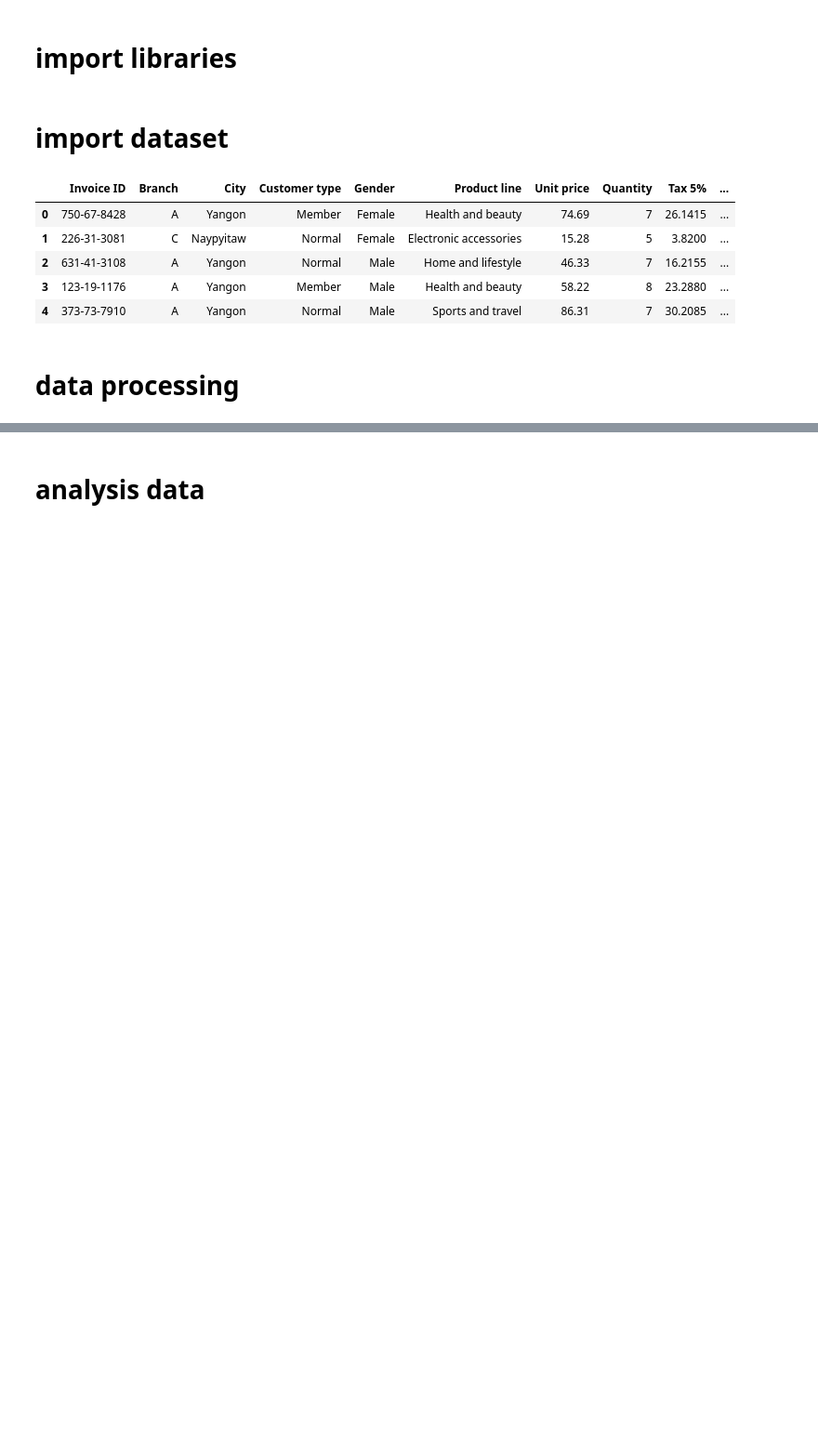
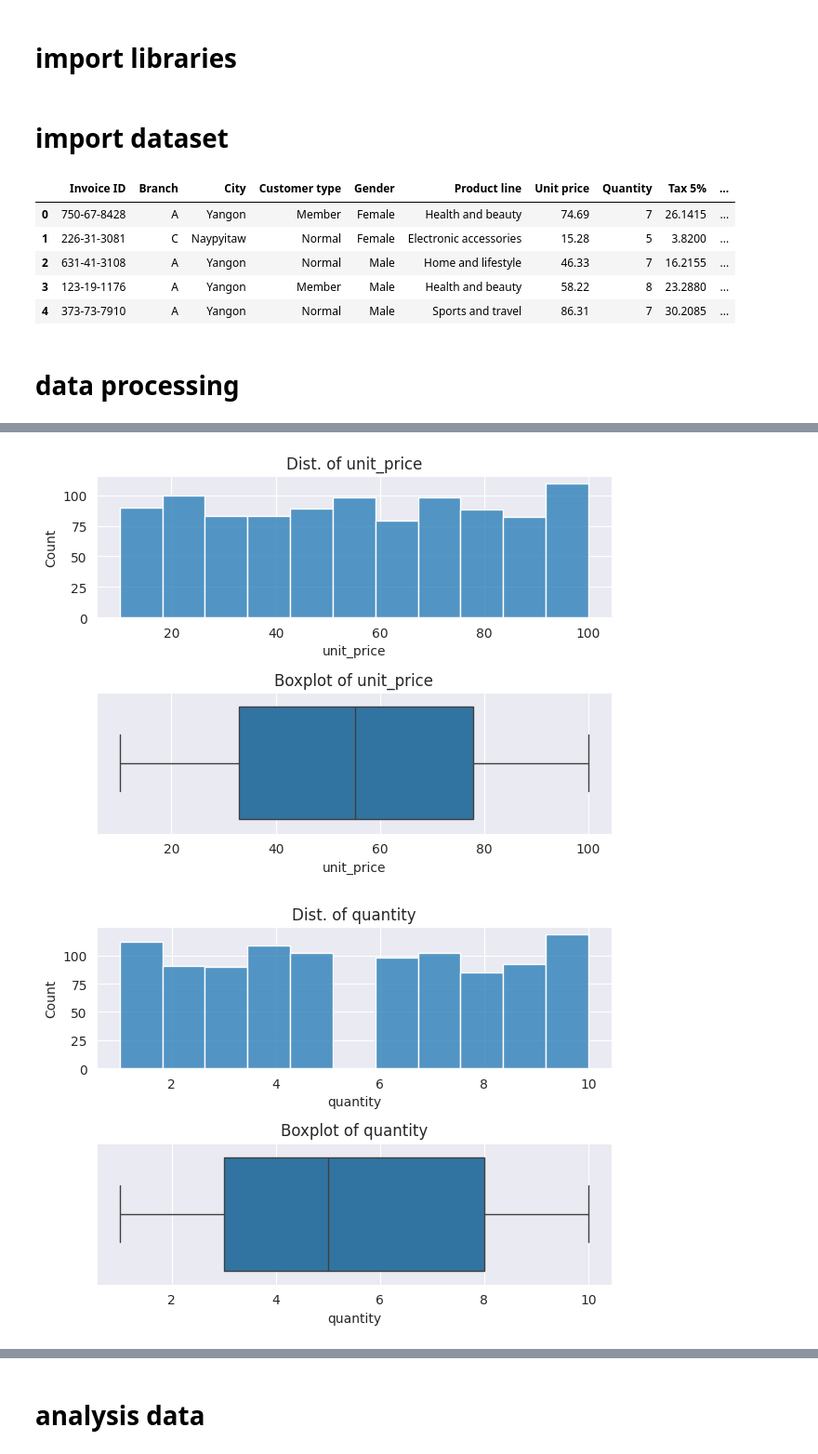
Before and after one commit to AhmAnwar/supermarket_sales, a Jupyter notebook: supermarket-sales.ipynb, the cells around one changed output, grey strips where cells are left out. Shown at 93% size. Drawn from its saved outputs; the diff is of its cells as text; code cells hidden in the pictures; blank space fills up the shorter version.

```diff
--- a/supermarket-sales.ipynb
+++ b/supermarket-sales.ipynb
@@ -134,17 +109,3 @@ df.select_dtypes(exclude=['object', 'datetime64']).describe().round(2)
 | 50% | 55.23 | 5.00 | 12.09 | 253.85 | 241.76 | 4.76 | 12.09 | 7.00 |
 | 75% | 77.94 | 8.00 | 22.45 | 471.35 | 448.90 | 4.76 | 22.45 | 8.50 |
 | max | 99.96 | 10.00 | 49.65 | 1042.65 | 993.00 | 4.76 | 49.65 | 10.00 |
-# %%
-# check outliers
-
-data_vis= df.select_dtypes(exclude=['object', 'datetime64']).drop(columns= 'gross margin percentage').columns
-
-fig = make_subplots(cols= 1,
-                   rows= len(data_vis),
-                   shared_yaxes= False)
-i = 1
-for col in data_vis:
-    fig.add_trace(go.Box(x=df[col], name=col, boxpoints='suspectedoutliers'), row=i, col=1)
-    i+=1
-
-fig.show()
@@ -152,0 +112,18 @@ fig.show()
+# %%
+# check outliers
+data= df.select_dtypes(include= 'number')
+
+for col in data.columns:
+    plt.subplot(2, 1, 1)
+    sns.histplot(data= data, x= col, bins= 'auto')
+    plt.title(f"Dist. of {col}")
+
+    plt.subplot(2, 1, 2)
+    sns.boxplot(data= data, x= col)
+    plt.title(f"Boxplot of {col}")
+
+    plt.tight_layout()
+    plt.show()
+# %% [output]
+[figure, added]
+[figure, added]
```
Also changed, not shown: parts of 44 cells of this notebook.
